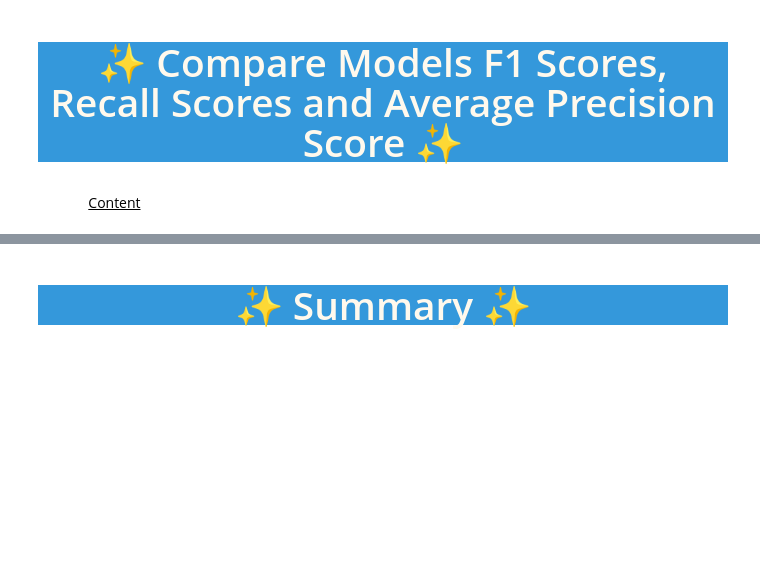
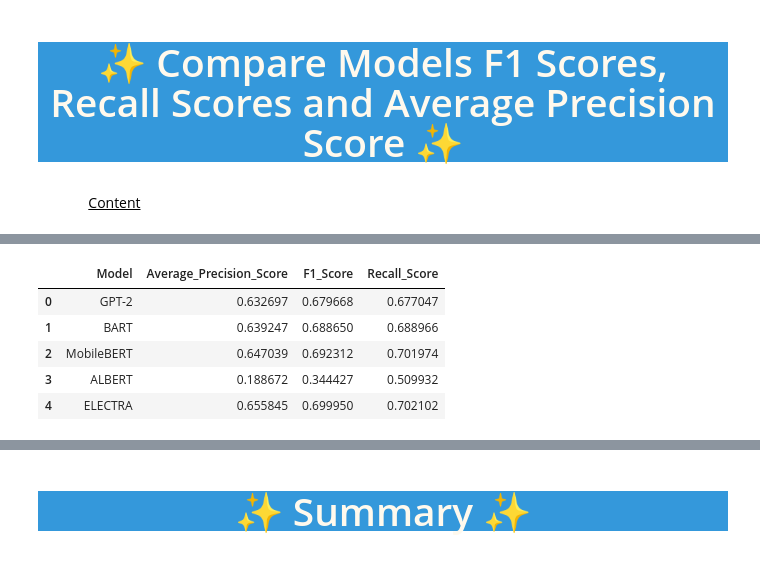
Before and after one commit to huseyincenik/nlp_natural_language_processing, a Jupyter notebook: projects/transformers_for_sentiment_classification/transformers-for-sentiment-classification-2.ipynb, the cells around one changed output, grey strips where cells are left out. Drawn from its saved outputs; the diff is of its cells as text; code cells hidden in the pictures; blank space fills up the shorter version.

```diff
--- a/projects/transformers_for_sentiment_classification/transformers-for-sentiment-classification-2.ipynb
+++ b/projects/transformers_for_sentiment_classification/transformers-for-sentiment-classification-2.ipynb
@@ -1826,7 +2216,15 @@ compare_1 = pd.read_csv(compare_1_scores)
 # %%
 compare_2 = pd.DataFrame({
     "Model": ["GPT-2", "BART", "MobileBERT", "ALBERT", "ELECTRA"],
     "Average_Precision_Score": [gpt_AP, bart_AP, mobilebert_AP, albert_AP, electra_AP],
     "F1_Score": [gpt_f1, bart_f1, mobilebert_f1, albert_f1, electra_f1],
     "Recall_Score": [gpt_rec, bart_rec, mobilebert_rec, albert_rec, electra_rec]
 })
+compare_2
+# %% [output]
+|  | Model | Average_Precision_Score | F1_Score | Recall_Score |
+| 0 | GPT-2 | 0.632697 | 0.679668 | 0.677047 |
+| 1 | BART | 0.639247 | 0.688650 | 0.688966 |
+| 2 | MobileBERT | 0.647039 | 0.692312 | 0.701974 |
+| 3 | ALBERT | 0.188672 | 0.344427 | 0.509932 |
+| 4 | ELECTRA | 0.655845 | 0.699950 | 0.702102 |
```
Also changed, not shown: parts of 90 cells of this notebook.
